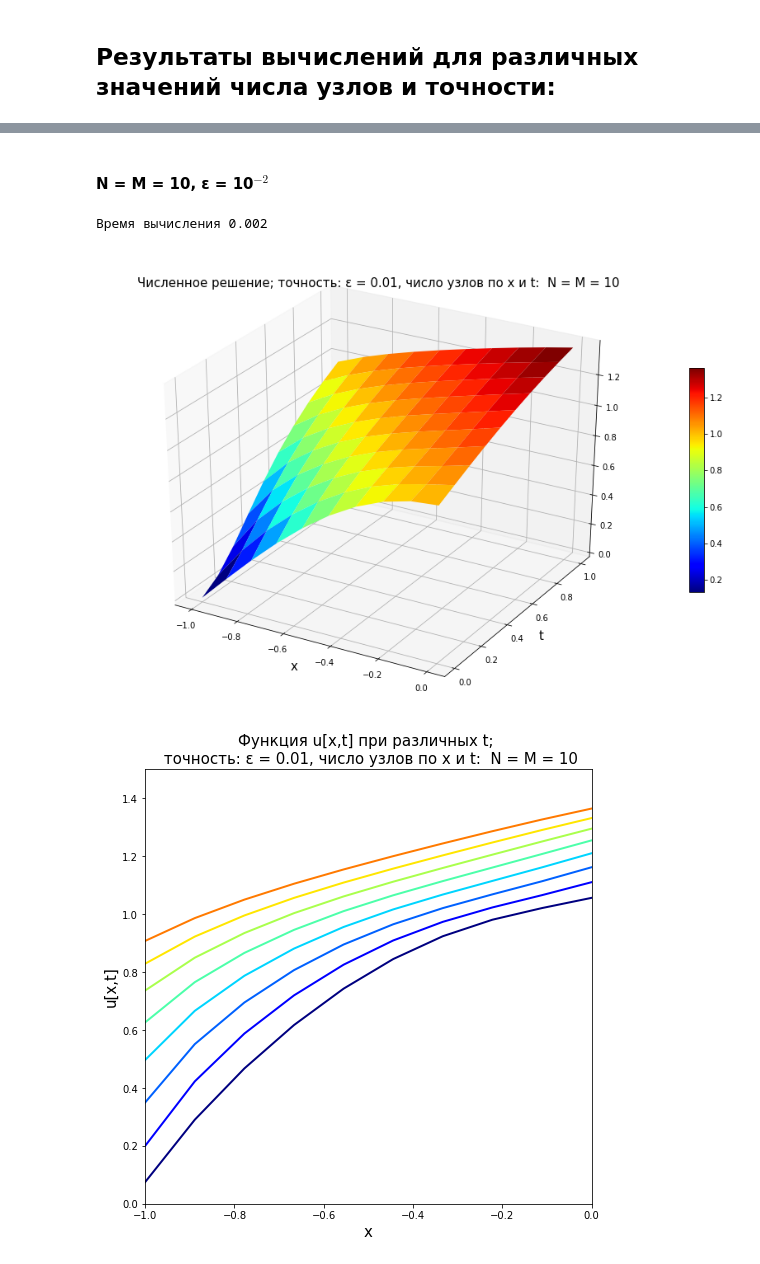
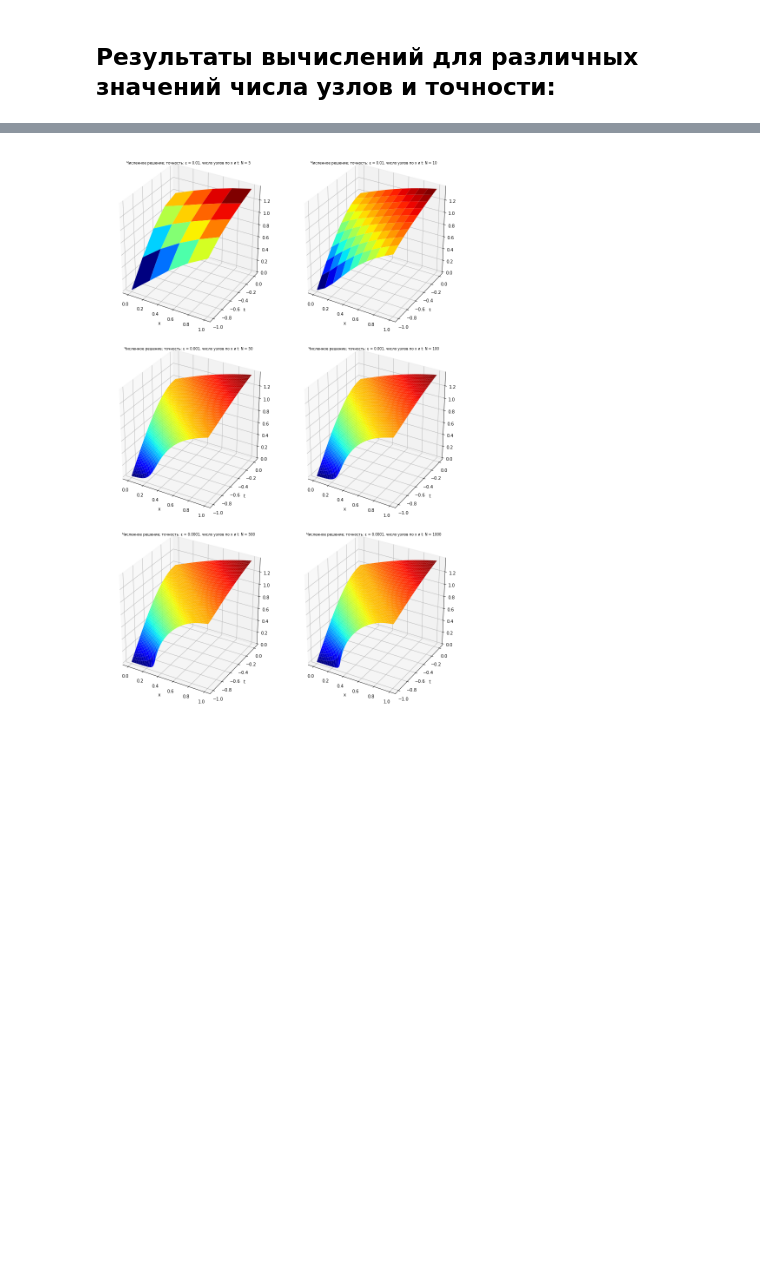
Before and after one commit to ctbip/omm-praki, a Jupyter notebook: OMM1_Styrov_28v.ipynb, the cells around one changed output, grey strips where cells are left out. Drawn from its saved outputs; the diff is of its cells as text; code cells hidden in the pictures; blank space fills up the shorter version.

```diff
--- a/OMM1_Styrov_28v.ipynb
+++ b/OMM1_Styrov_28v.ipynb
@@ -195,8 +141,23 @@ solve_and_plot(20, 20, 1e-2)
-# %% [markdown]
-#### N = M = 10, ε = 10$^{-2}$
-# %%
-solve_and_plot(10, 10, 1e-2)
-# %% [output]
-Время вычисления 0.002
-[figure, removed]
-[figure, removed]
+# %%
+ε = [1e-2, 1e-2, 1e-3, 1e-3, 1e-4, 1e-4]
+P = [5, 10, 50, 100, 500, 1000]
+fig = plt.figure(figsize = (12,18))
+ax1 = fig.add_subplot(321, projection='3d')
+ax2 = fig.add_subplot(322, projection='3d')
+ax3 = fig.add_subplot(323, projection='3d')
+ax4 = fig.add_subplot(324, projection='3d')
+ax5 = fig.add_subplot(325, projection='3d')
+ax6 = fig.add_subplot(326, projection='3d')
+ax = [ax1, ax2, ax3, ax4, ax5, ax6]
+
+for k in range(6):
+  x, t, u = solve(P[k], P[k], ε[k])
+  surf = ax[k].plot_surface(x, t, u, cmap='jet')
+
+  ax[k].set_xlabel('x', fontsize=10)
+  ax[k].set_ylabel('t', fontsize=10)
+  ax[k].set_title(f'Численное решение; точность: ε = {ε[k]}, число узлов по x и t: N = {P[k]}', fontsize=8)
+
+plt.tight_layout()
+# %% [output]
+[figure, added]
```
Also changed, not shown: parts of 12 cells of this notebook.
